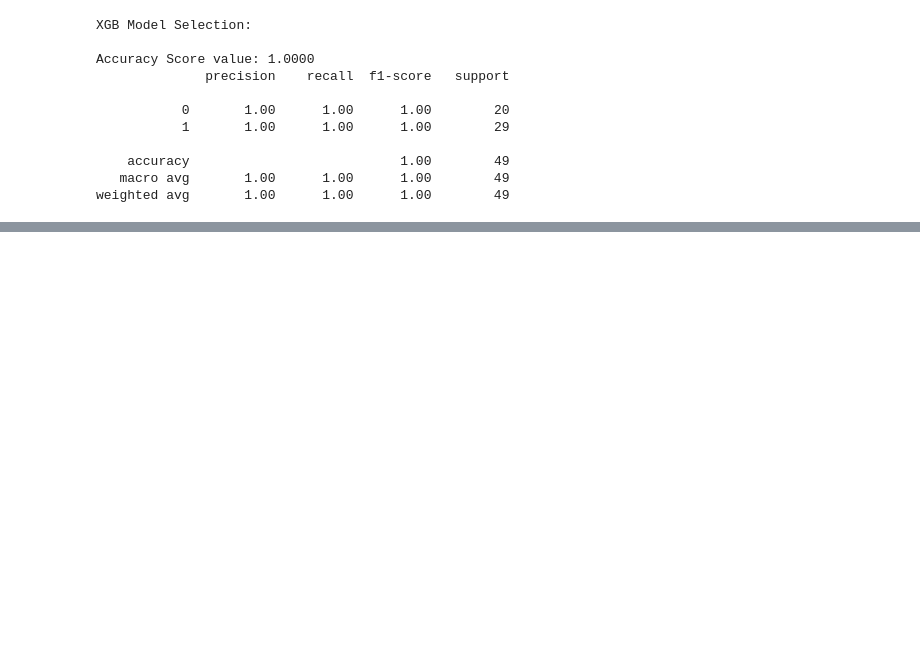
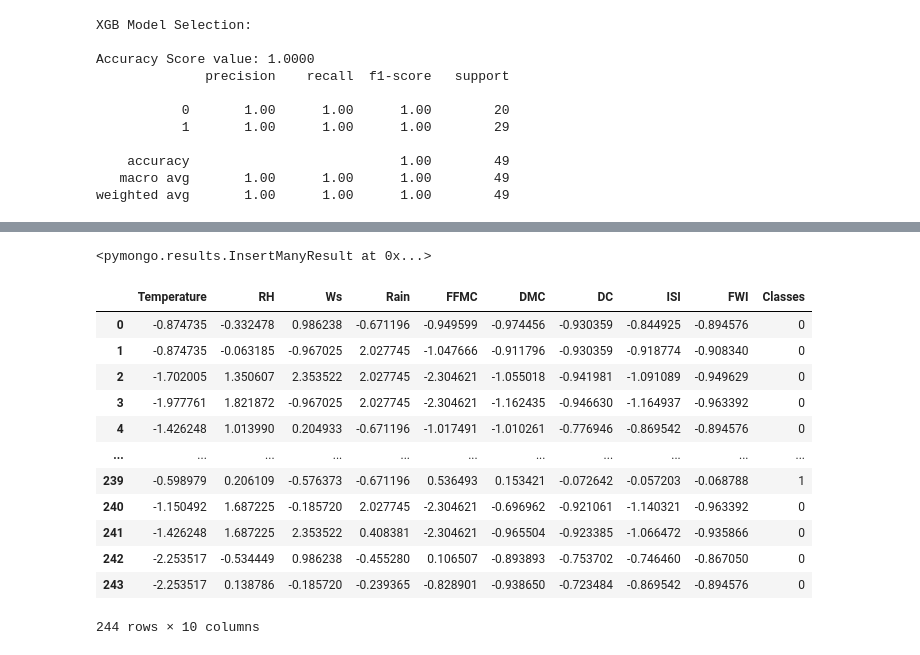
Before and after one commit to hossain-sanowar/Forest-Fire-Prediction, a Jupyter notebook: Classification_model_selection.ipynb, the cells around one changed output, grey strips where cells are left out. Drawn from its saved outputs; the diff is of its cells as text; code cells hidden in the pictures; blank space fills up the shorter version.

Commit message:
testing dataset uploaded in mongoDB

```diff
--- a/Classification_model_selection.ipynb
+++ b/Classification_model_selection.ipynb
@@ -417,0 +429,38 @@ file.close()
+# %%
+#final_df =df.drop(['day','month','year'],axis=1)
+final_df=df
+
+import pymongo
+from pymongo import MongoClient
+# Establish a connection to a MongoDB Atlas Cluster with Secured Authentication using User Name and Password of the Database
+#client = MongoClient("mongodb+srv://mongodb:12345@cluster0.bisvs.mongodb.net/?retryWrites=true&w=majority")
+
+client = pymongo.MongoClient("mongodb+srv://mongodb:mongodb@cluster0.qvijt.mongodb.net/?retryWrites=true&w=majority")
+db = client.test
+
+
+# Create Database and specify name of database
+db = client.get_database('FireDataML')
+# Create a collection
+records = db.ml_task
+
+data = final_df.to_dict(orient = 'records')
+db.ml_task.insert_many(data)
+# %% [output]
+<pymongo.results.InsertManyResult at 0x...>
+# %%
+final_df
+# %% [output]
+|  | Temperature | RH | Ws | Rain | FFMC | DMC | DC | ISI | FWI | Classes |
+| 0 | -0.874735 | -0.332478 | 0.986238 | -0.671196 | -0.949599 | -0.974456 | -0.930359 | -0.844925 | -0.894576 | 0 |
+| 1 | -0.874735 | -0.063185 | -0.967025 | 2.027745 | -1.047666 | -0.911796 | -0.930359 | -0.918774 | -0.908340 | 0 |
+| 2 | -1.702005 | 1.350607 | 2.353522 | 2.027745 | -2.304621 | -1.055018 | -0.941981 | -1.091089 | -0.949629 | 0 |
+| 3 | -1.977761 | 1.821872 | -0.967025 | 2.027745 | -2.304621 | -1.162435 | -0.946630 | -1.164937 | -0.963392 | 0 |
+| 4 | -1.426248 | 1.013990 | 0.204933 | -0.671196 | -1.017491 | -1.010261 | -0.776946 | -0.869542 | -0.894576 | 0 |
+| ... | ... | ... | ... | ... | ... | ... | ... | ... | ... | ... |
+| 239 | -0.598979 | 0.206109 | -0.576373 | -0.671196 | 0.536493 | 0.153421 | -0.072642 | -0.057203 | -0.068788 | 1 |
+| 240 | -1.150492 | 1.687225 | -0.185720 | 2.027745 | -2.304621 | -0.696962 | -0.921061 | -1.140321 | -0.963392 | 0 |
+| 241 | -1.426248 | 1.687225 | 2.353522 | 0.408381 | -2.304621 | -0.965504 | -0.923385 | -1.066472 | -0.935866 | 0 |
+| 242 | -2.253517 | -0.534449 | 0.986238 | -0.455280 | 0.106507 | -0.893893 | -0.753702 | -0.746460 | -0.867050 | 0 |
+| 243 | -2.253517 | 0.138786 | -0.185720 | -0.239365 | -0.828901 | -0.938650 | -0.723484 | -0.869542 | -0.894576 | 0 |
+244 rows × 10 columns
```
Also changed, not shown: parts of 2 cells of this notebook, 1 other file.
